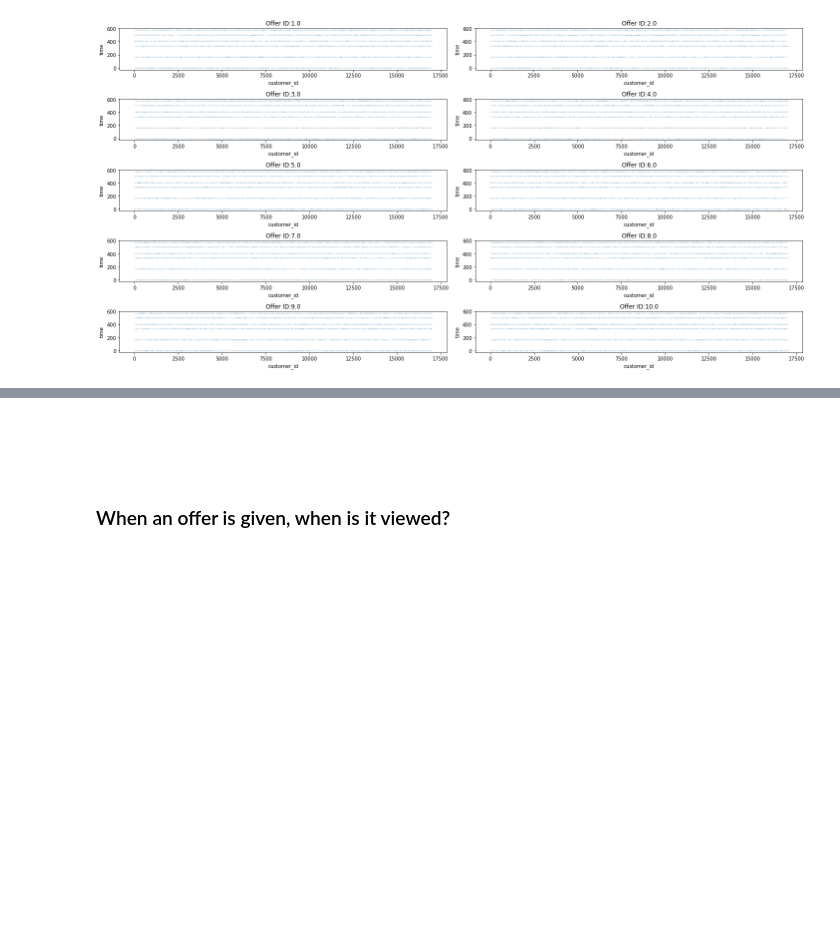
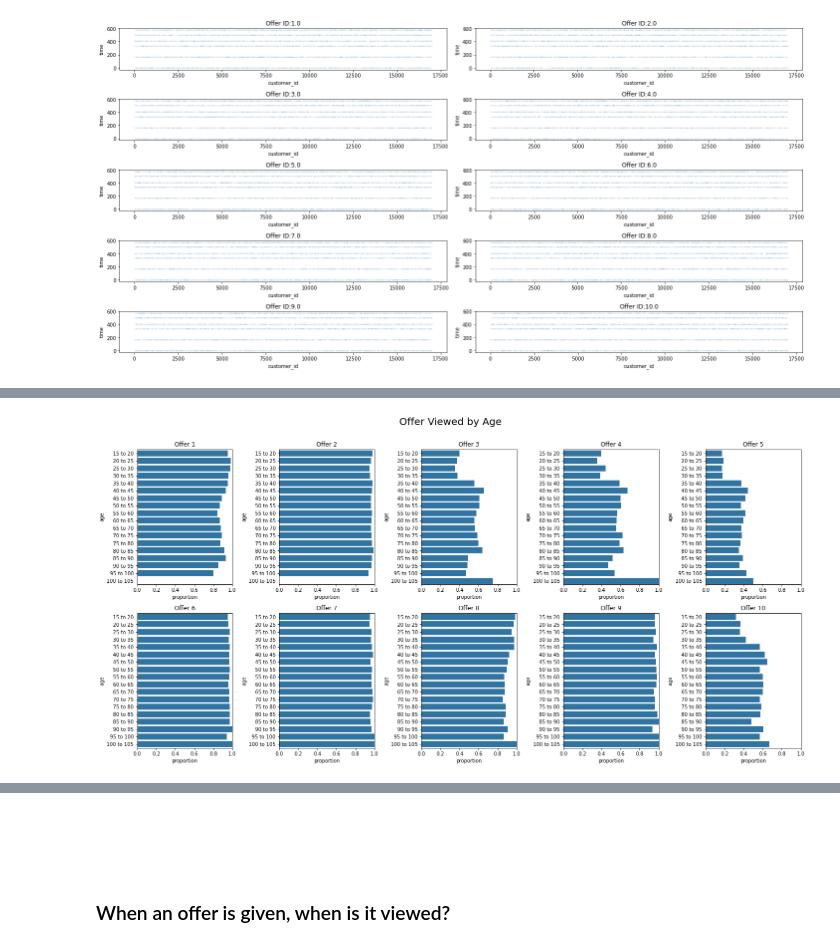
Before and after one commit to andrewKOwong/dsnd-starbucks, a Jupyter notebook: notebook-EDA.ipynb, the cells around one changed output, grey strips where cells are left out. Cells and saved outputs as stored; diff of their text form; code cells hidden in the pictures; blank space fills up the shorter version.

```diff
--- a/notebook-EDA.ipynb
+++ b/notebook-EDA.ipynb
@@ -462,0 +584,27 @@ plt.tight_layout()
+# %%
+# offer viewed by age
+fig, ax = plt.subplots(2,5, figsize=(20,10))
+ax = ax.flatten()
+
+for i, offer in enumerate(viewed_customers):
+    # Compute proportions
+    undone = offer[offer.offer_viewed == 0]
+    done = offer[offer.offer_viewed == 1]
+    bins = np.arange(15,110,5)
+    undone = pd.cut(undone['age'], bins=bins).value_counts().sort_index()
+    done = pd.cut(done['age'], bins=bins).value_counts().sort_index()
+    data = (done/(undone + done))
+    # Reformat the index label
+    data.index = data.index.map(lambda x: f"{x.left} to {x.right}")
+    # Relabel
+    data = data.reset_index()
+    data = data.rename(columns={'age': 'proportion', 'index': 'age'})
+    # Plot
+    sns.barplot(ax=ax[i], data=data, x='proportion', y='age', color='tab:blue')
+    ax[i].set_title(f"Offer {i+1}")
+    ax[i].set_xlim(0,1)
+
+fig.suptitle('Offer Viewed by Age \n', size=20);
+plt.tight_layout()
+# %% [output]
+[figure, added]
```
Also changed, not shown: parts of 16 cells of this notebook.
